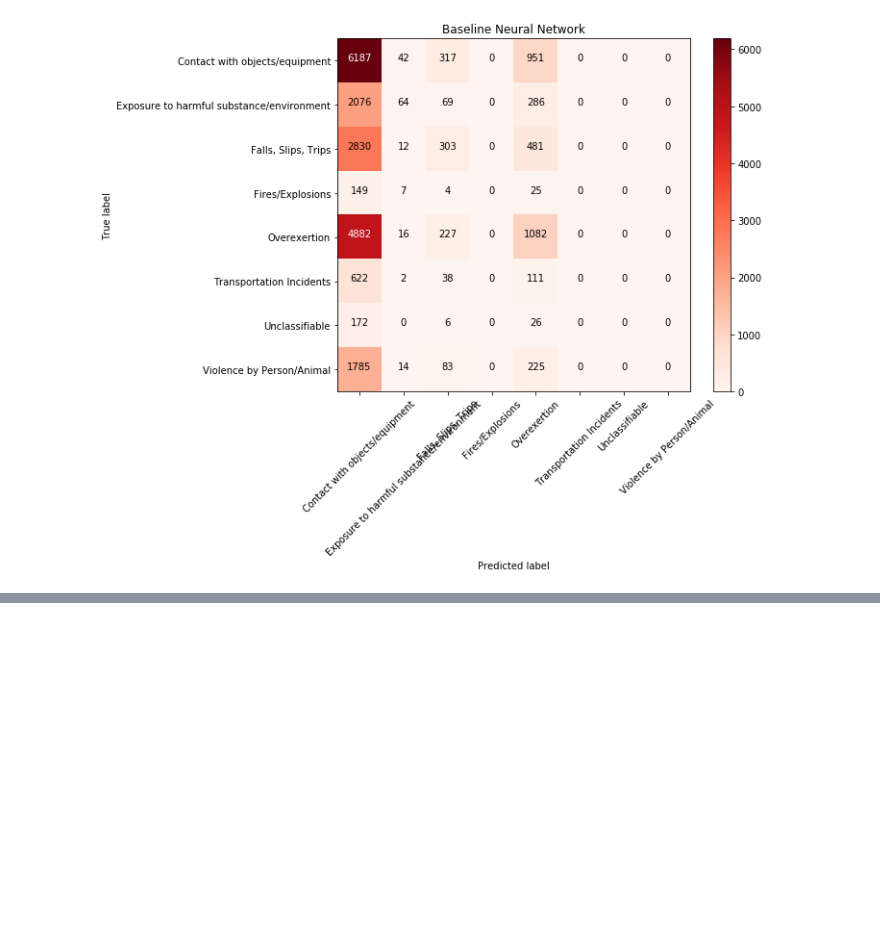
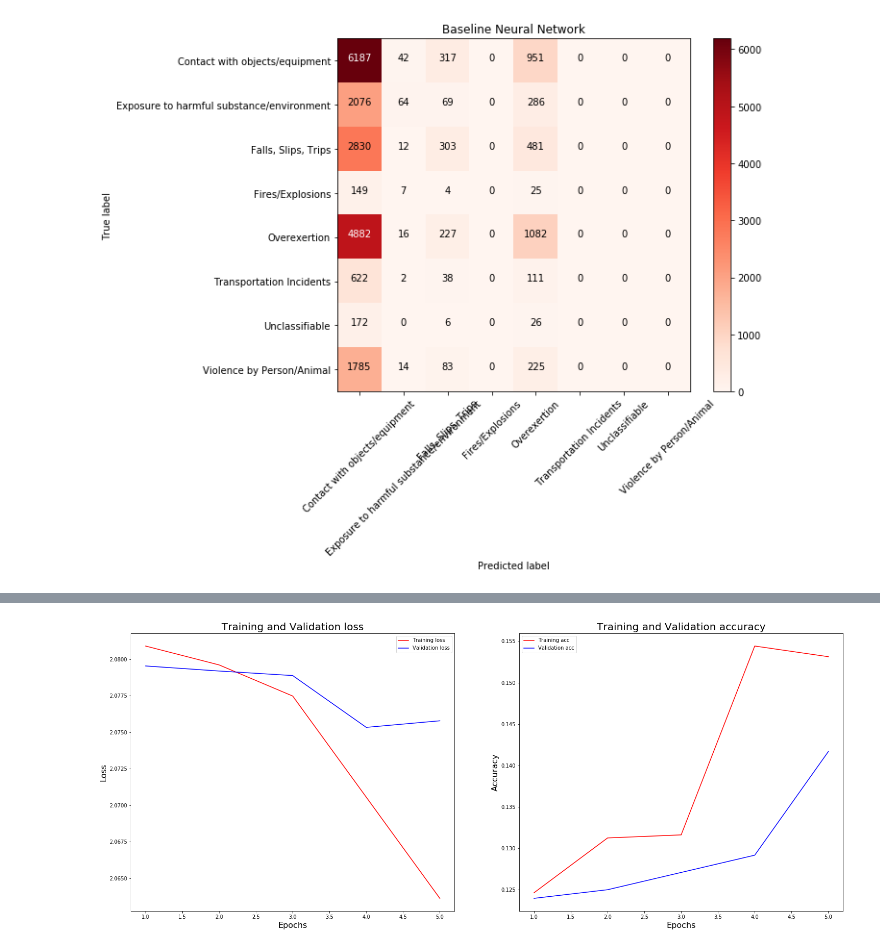
Before and after one commit to kpokrass/occupational_injuries, a Jupyter notebook: injury_classification.ipynb, the cells around one changed output, grey strips where cells are left out. Cells and saved outputs as stored; diff of their text form; code cells hidden in the pictures; blank space fills up the shorter version.

Commit message:
evaluated model with balanced classes

```diff
--- a/injury_classification.ipynb
+++ b/injury_classification.ipynb
@@ -906,0 +1015,22 @@ Confusion matrix, without normalization
+# %%
+train_x, test_x, train_y_keras, test_y_keras, train_Y, test_Y = preprocess_imbalance(data, 1000,
+                                                                                     True, 80)
+# %%
+# Create a baseline model for balanced sample
+baseline2 = Sequential()
+baseline2.add(Embedding(26000, 200))
+baseline2.add(Bidirectional(GRU(32, return_sequences=True)))
+baseline2.add(GlobalMaxPool1D())
+baseline2.add(Dense(80, activation='relu'))
+baseline2.add(Dropout(0.2))
+baseline2.add(Dense(40, activation='relu'))
+baseline2.add(Dropout(0.2))
+baseline2.add(Dense(8, activation='softmax'))
+
+# Assemble the baseline model
+baseline2.compile(loss='categorical_crossentropy',
+                optimizer='adadelta',
+                metrics=['accuracy'])
+
+# Fit the model to the training data
+history_baseline2 = baseline2.fit(train_x, train_y_keras, epochs=5, batch_size=32, validation_split=0.15)
@@ -906,0 +1049,4 @@ Confusion matrix, without normalization
+# %%
+model_performance(history_baseline2)
+# %% [output]
+[figure, added]
```
Also changed, not shown: parts of 7 cells of this notebook.
